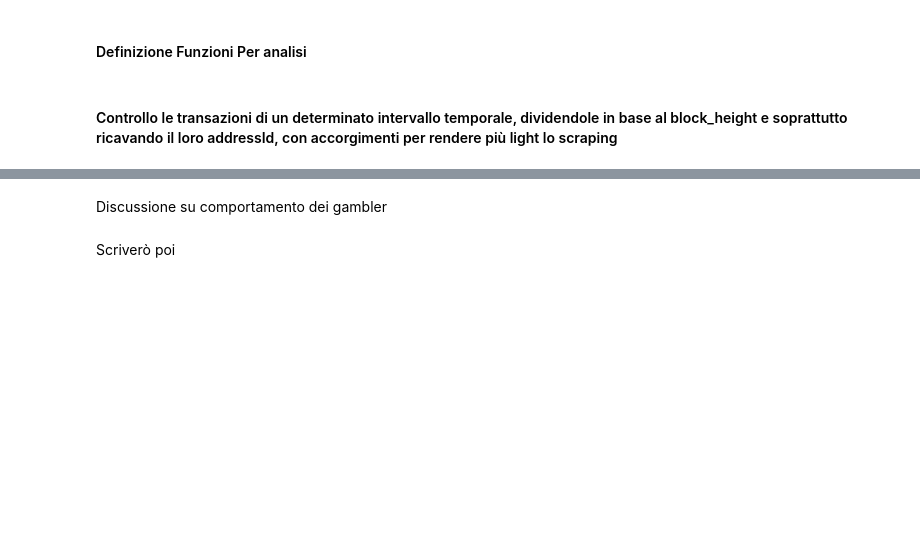
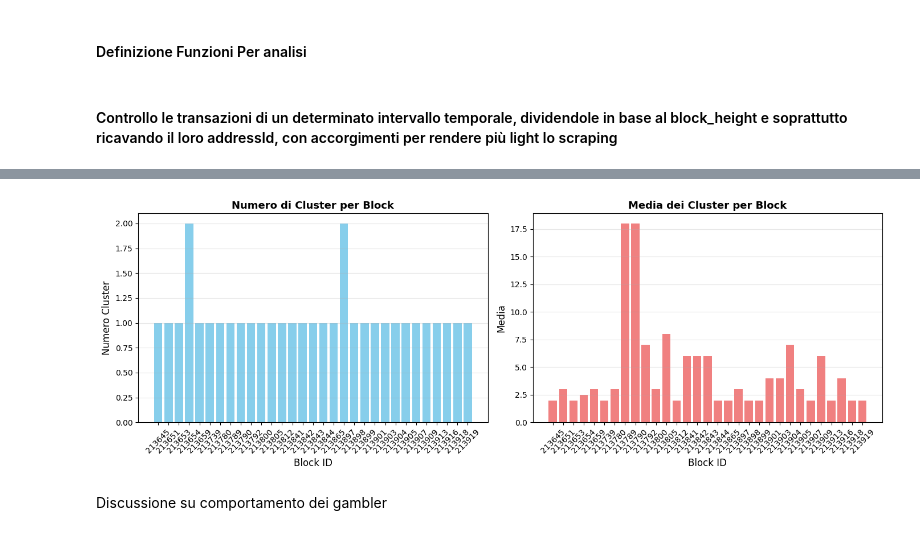
Before and after one commit to TaleWind28/Magician, a Jupyter notebook: Magician.ipynb, the cells around one changed output, grey strips where cells are left out. Drawn from its saved outputs; the diff is of its cells as text; code cells hidden in the pictures; blank space fills up the shorter version.

```diff
--- a/Magician.ipynb
+++ b/Magician.ipynb
@@ -585,12 +617,11 @@ def create_clusters(data):
 # %% [markdown]
 #### Controllo le transazioni di un determinato intervallo temporale, dividendole in base al block_height e soprattutto ricavando il loro addressId, con accorgimenti per rendere più light lo scraping
 # %%
-#proviamo col 26 dicembre 2012
-day = pd.to_datetime("2012-12-26").date()
-
-desired_day_trans = doc_trans[doc_trans["timestamp"].dt.date == day]
+# Crea un range di date
+date_range = pd.date_range(start="2012-12-26", end="2012-12-27", freq='D').date
+# Filtra usando isin
+desired_day_trans = doc_trans[doc_trans["timestamp"].dt.date.isin(date_range)]
 
 unique_heights = desired_day_trans["block_height"].unique().tolist()
 
-
 same_heights = {height:all_tx_inputs(desired_day_trans[height_mask(height,desired_day_trans)]["tx_id"].tolist()) for height in unique_heights}
@@ -639,4 +671,44 @@ Calcolo della dimensione media dei cluster
+# %%
+import matplotlib.pyplot as plt
+
+
+data = cluster_dict
+# Estrazione dei dati (stesso di prima)
+block_ids = [k for k in data.keys()]
+num_clusters = []
+means = []
+
+for value in data.values():
+    parts = value.split(', ')
+    num_cluster = int(parts[0].split(':')[1].strip())
+    mean = float(parts[1].split(':')[1].strip())
+    num_clusters.append(num_cluster)
+    means.append(mean)
+
+# Creazione di due subplot
+fig, (ax1, ax2) = plt.subplots(1, 2, figsize=(14, 5))
+
+# Primo grafico: Numero di cluster
+ax1.bar(range(len(block_ids)), num_clusters, color='skyblue')
+ax1.set_xlabel('Block ID', fontsize=12)
+ax1.set_ylabel('Numero Cluster', fontsize=12)
+ax1.set_title('Numero di Cluster per Block', fontsize=13, fontweight='bold')
+ax1.set_xticks(range(len(block_ids)))
+ax1.set_xticklabels(block_ids, rotation=45)
+ax1.grid(axis='y', alpha=0.3)
+
+# Secondo grafico: Media
+ax2.bar(range(len(block_ids)), means, color='lightcoral')
+ax2.set_xlabel('Block ID', fontsize=12)
+ax2.set_ylabel('Media', fontsize=12)
+ax2.set_title('Media dei Cluster per Block', fontsize=13, fontweight='bold')
+ax2.set_xticks(range(len(block_ids)))
+ax2.set_xticklabels(block_ids, rotation=45)
+ax2.grid(axis='y', alpha=0.3)
+
+plt.tight_layout()
+plt.show()
+# %% [output]
+[figure, added]
 # %% [markdown]
 Discussione su comportamento dei gambler
-# %% [markdown]
-Scriverò poi
```
Also changed, not shown: parts of 11 cells of this notebook.
